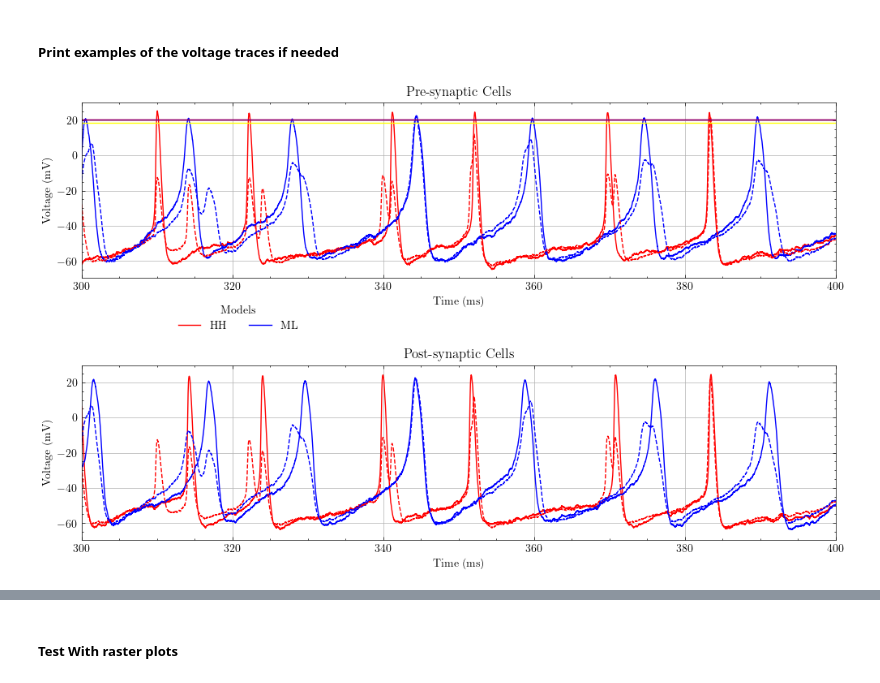
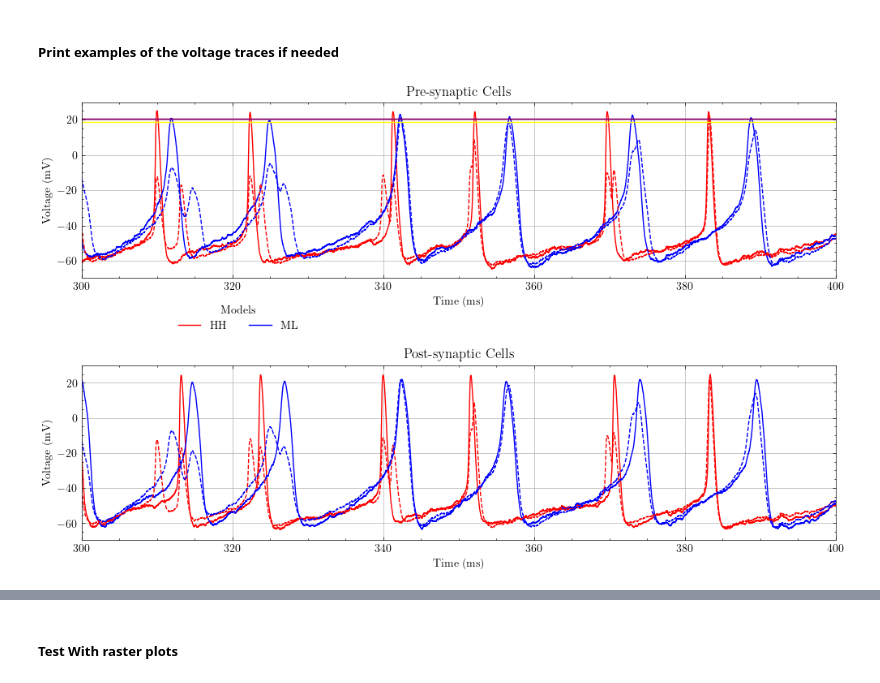
Before and after one commit to Sir-Bip-Bop/Gap-Junction-Coupling-Studies, a Jupyter notebook: NeuronPairs/synchrony_measurements.ipynb, the cells around one changed output, grey strips where cells are left out. Cells and saved outputs as stored; diff of their text form; code cells hidden in the pictures.

Commit message:
plotting Isyn

```diff
--- a/NeuronPairs/synchrony_measurements.ipynb
+++ b/NeuronPairs/synchrony_measurements.ipynb
@@ -655,7 +667,7 @@ t_final = 1500
 dt = 0.01
 
 #Other constant parameters
-Is = np.array([ [0, 0.05], [0.05, 0]])
+Is = np.array([ [0, 0.0], [0.0, 0]])
 V0 = -65
 tau = 0.65
 y0 = [-65 , -65]
@@ -857,7 +869,7 @@ t_final = 1500
 dt = 0.01
 
 #Other constant parameters
-Is = np.array([ [0, 0.05], [0.05, 0]])
+Is = np.array([ [0, 0.0], [0.0, 0]])
 V0 = -65
 tau = 0.65
 y0 = [-65 , -65]
@@ -947,8 +959,8 @@ for j in range(0,5):
         #generation of random intensities
         x1 = np.random.normal(0,5,int(t_final/dt))
         x2 = np.random.normal(0,5,int(t_final/dt))
-        x3 = np.random.normal(0,3,int(t_final/dt))
-        x4 = np.random.normal(0,3,int(t_final/dt))
+        x3 = np.random.normal(0,1.5,int(t_final/dt))
+        x4 = np.random.normal(0,1.5,int(t_final/dt))
 
         I_HH[:,0] = 2.5*(1+ 1*x1)
         I_HH[:,1] = 2.5*(1+ 1*x2)
@@ -1002,10 +1014,10 @@ for j in range(0,5):
         chi_ML[i] = project.utils.compute_chi(dataML_k.T) - chi_ML_total_off[0]
 
             #computing reliability
-        rel_HH[i], residue = compute_Reliability(matrixHH_k,t,t_Re,dt) - rel_HH_total[0]
-        rel_IF[i], residue = compute_Reliability(matrixIF_k,t,t_Re,dt) - rel_IF_total[0]
-        rel_IZH[i], residue = compute_Reliability(matrixIZH_k,t,t_Re,dt) - rel_IZH_total[0]
-        rel_ML[i], residue = compute_Reliability(matrixML_k,t,t_Re,dt) - rel_ML_total[0]
+        rel_HH[i] = compute_Reliability(matrixHH_k,t,t_Re,dt)[0]  - rel_HH_total[0]
+        rel_IF[i] = compute_Reliability(matrixIF_k,t,t_Re,dt)[0]  - rel_IF_total[0]
+        rel_IZH[i] = compute_Reliability(matrixIZH_k,t,t_Re,dt)[0] - rel_IZH_total[0]
+        rel_ML[i] = compute_Reliability(matrixML_k,t,t_Re,dt)[0]  - rel_ML_total[0]
 
 
         #computing firing rate
@@ -1120,15 +1132,18 @@ def compute_volt_var(data):
 
     #calculate the average voltage as a function of time and the total variance
     mean_voltage = np.mean(data,axis=0)
+    total_mean = np.mean(data,axis=1)
 
     #calculate the variance of each trace and the average voltage
     ind_variance = np.mean(np.square(data),axis = 1) - np.mean(data, axis = 1) ** 2
     total_variance = np.mean(np.square(mean_voltage)) - np.mean(mean_voltage)**2
 
-    return mean_voltage, ind_variance, total_variance
+    return mean_voltage, total_mean, ind_variance, total_variance
 # %%
-mean_HH, var_HH, var_HH_2 = compute_volt_var(save_HH_k[4])
-mean_ML, var_ML, var_ML_2 = compute_volt_var(save_ML_k[4])
+mean_HH, total_HH, var_HH, var_HH_2 = compute_volt_var(save_HH_k[4])
+mean_ML, total_ML,var_ML, var_ML_2 = compute_volt_var(save_ML_k[4])
+mean_IZH, total_IZH,var_IZH, var_IZH_2 = compute_volt_var(save_IZH_k[4])
+mean_IF, total_IF,var_IF, var_IF_2 = compute_volt_var(save_IF_k[4])
 
 
 k = np.linspace(0.008,0.058,5)
@@ -1147,31 +1162,31 @@ ax1.title.set_text('Pre-synaptic Cells')
 ax2.title.set_text('Post-synaptic Cells')
 
 ax1.plot(t,save_HH_k[4][:,0],color = 'r', label = 'HH')
 ax1.plot(t,save_ML_k[4][:,0],color = 'b', label = 'ML')
 ax1.plot(t,mean_HH, 'r--')
 ax1.plot(t,mean_ML, 'b--')
 #ax1.axhline(np.sqrt(var_HH[0]), color = 'blue')
 #ax1.axhline(np.sqrt(var_HH[1]), color = 'green')
 #ax1.axhline(np.sqrt(var_HH_2), color = 'orange')
 
 ax1.axhline(np.sqrt(var_ML[0]), color = 'red')
 ax1.axhline(np.sqrt(var_ML[1]), color = 'purple')
 ax1.axhline(np.sqrt(var_ML_2), color = 'yellow')
 
 
 
 
 ax1.set_xlim(300,400)
 
 
 ax2.plot(t,save_HH_k[4][:,1],color = 'r', label = 'HH')
 ax2.plot(t,save_ML_k[4][:,1],color = 'b', label = 'ML')
 ax2.plot(t,mean_HH, 'r--')
 ax2.plot(t,mean_ML, 'b--')
 ax2.set_xlim(300,400)
 
 
 ax1.legend(title='Models',bbox_to_anchor =( 0.3,-0.1), ncols = 2 )
 plt.show()
 # %% [output]
-[figure, old version]
+[figure, new version]
```
Also changed, not shown: parts of 17 cells of this notebook, 10 other files.
